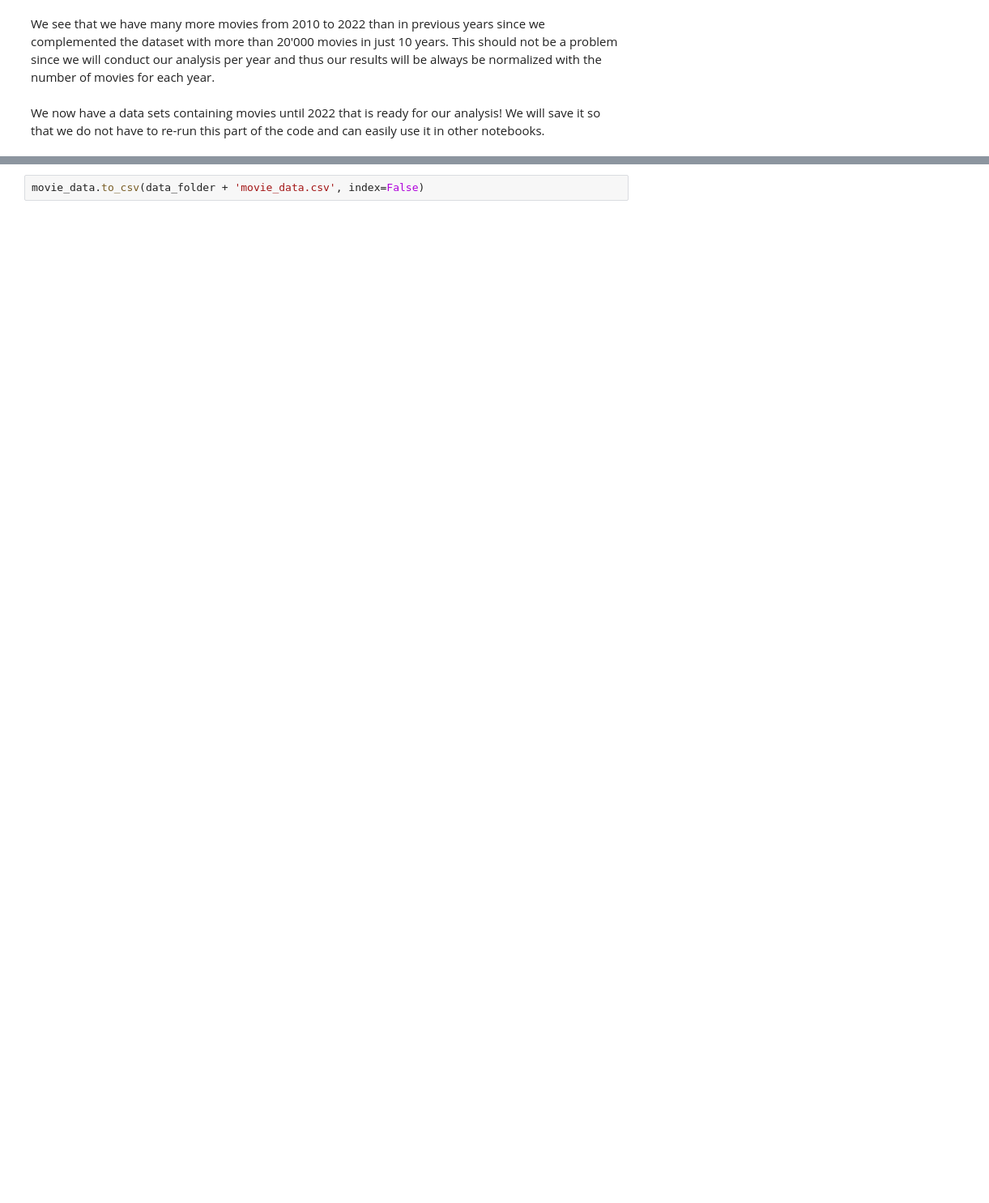
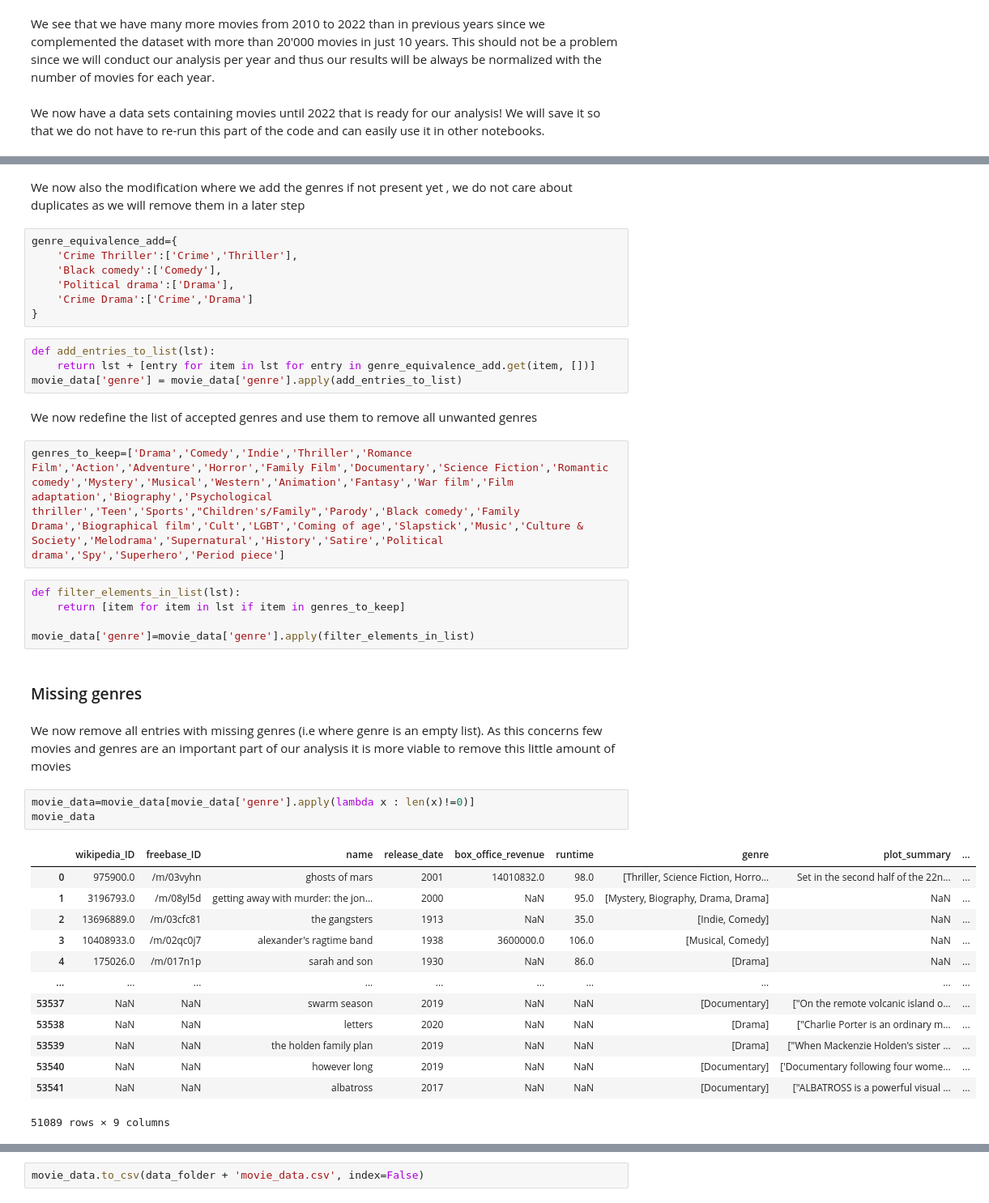
Before and after one commit to epfl-ada/ada-2023-project-badabob, a Jupyter notebook: M2.ipynb, the cells around one changed output, grey strips where cells are left out. Shown at 81% size. Drawn from its saved outputs; the diff is of its cells as text; blank space fills up the shorter version.

Commit message:
Update M2.ipynb
Added genre preprocessing to main notebook

```diff
--- a/M2.ipynb
+++ b/M2.ipynb
@@ -518,0 +760,43 @@ We now have a data sets containing movies until 2022 that is ready for our analy
+# %% [markdown]
+We now also the modification where we add the genres if not present yet , we do not care about duplicates as we will remove them in a later step
+# %%
+genre_equivalence_add={
+    'Crime Thriller':['Crime','Thriller'],
+    'Black comedy':['Comedy'],
+    'Political drama':['Drama'],
+    'Crime Drama':['Crime','Drama']
+}
+# %%
+def add_entries_to_list(lst):
+    return lst + [entry for item in lst for entry in genre_equivalence_add.get(item, [])]
+movie_data['genre'] = movie_data['genre'].apply(add_entries_to_list)
+# %% [markdown]
+We now redefine the list of accepted genres and use them to remove all unwanted genres
+# %%
+genres_to_keep=['Drama','Comedy','Indie','Thriller','Romance Film','Action','Adventure','Horror','Family Film','Documentary','Science Fiction','Romantic comedy','Mystery','Musical','Western','Animation','Fantasy','War film','Film adaptation','Biography','Psychological thriller','Teen','Sports',"Children's/Family",'Parody','Black comedy','Family Drama','Biographical film','Cult','LGBT','Coming of age','Slapstick','Music','Culture & Society','Melodrama','Supernatural','History','Satire','Political drama','Spy','Superhero','Period piece']
+# %%
+def filter_elements_in_list(lst):
+    return [item for item in lst if item in genres_to_keep]
+
+movie_data['genre']=movie_data['genre'].apply(filter_elements_in_list)
+# %% [markdown]
+### Missing genres
+# %% [markdown]
+We now remove all entries with missing genres (i.e where genre is an empty list). As this concerns few movies and genres are an important part of our analysis it is more viable to remove this little amount of movies
+# %%
+movie_data=movie_data[movie_data['genre'].apply(lambda x : len(x)!=0)]
+movie_data
+# %% [output]
+|  | wikipedia_ID | freebase_ID | name | release_date | box_office_revenue | runtime | genre | plot_summary | ... |
+| 0 | 975900.0 | /m/03vyhn | ghosts of mars | 2001 | 14010832.0 | 98.0 | [Thriller, Science Fiction, Horro... | Set in the second half of the 22n... | ... |
+| 1 | 3196793.0 | /m/08yl5d | getting away with murder: the jon... | 2000 | NaN | 95.0 | [Mystery, Biography, Drama, Drama] | NaN | ... |
+| 2 | 13696889.0 | /m/03cfc81 | the gangsters | 1913 | NaN | 35.0 | [Indie, Comedy] | NaN | ... |
+| 3 | 10408933.0 | /m/02qc0j7 | alexander's ragtime band | 1938 | 3600000.0 | 106.0 | [Musical, Comedy] | NaN | ... |
+| 4 | 175026.0 | /m/017n1p | sarah and son | 1930 | NaN | 86.0 | [Drama] | NaN | ... |
+| ... | ... | ... | ... | ... | ... | ... | ... | ... | ... |
+| 53537 | NaN | NaN | swarm season | 2019 | NaN | NaN | [Documentary] | ["On the remote volcanic island o... | ... |
+| 53538 | NaN | NaN | letters | 2020 | NaN | NaN | [Drama] | ["Charlie Porter is an ordinary m... | ... |
+| 53539 | NaN | NaN | the holden family plan | 2019 | NaN | NaN | [Drama] | ["When Mackenzie Holden's sister ... | ... |
+| 53540 | NaN | NaN | however long | 2019 | NaN | NaN | [Documentary] | ['Documentary following four wome... | ... |
+| 53541 | NaN | NaN | albatross | 2017 | NaN | NaN | [Documentary] | ["ALBATROSS is a powerful visual ... | ... |
+51089 rows × 9 columns
```
Also changed, not shown: parts of 50 cells of this notebook.
